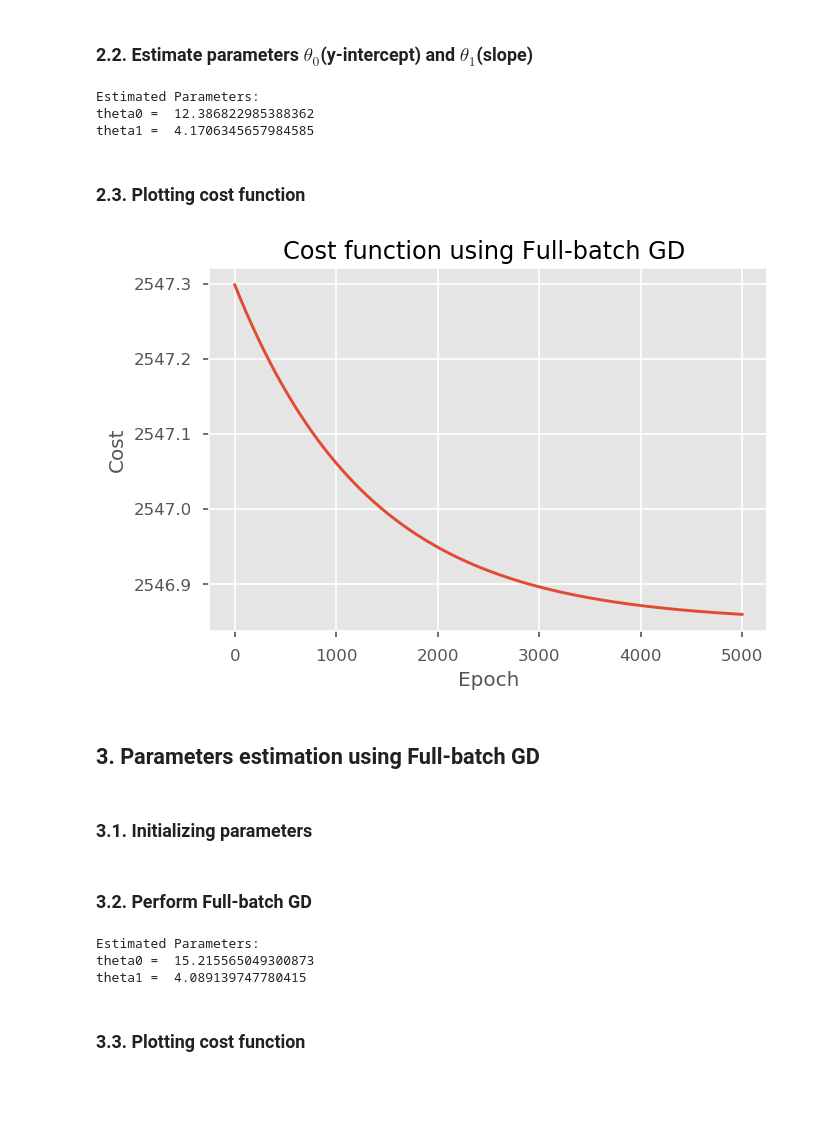
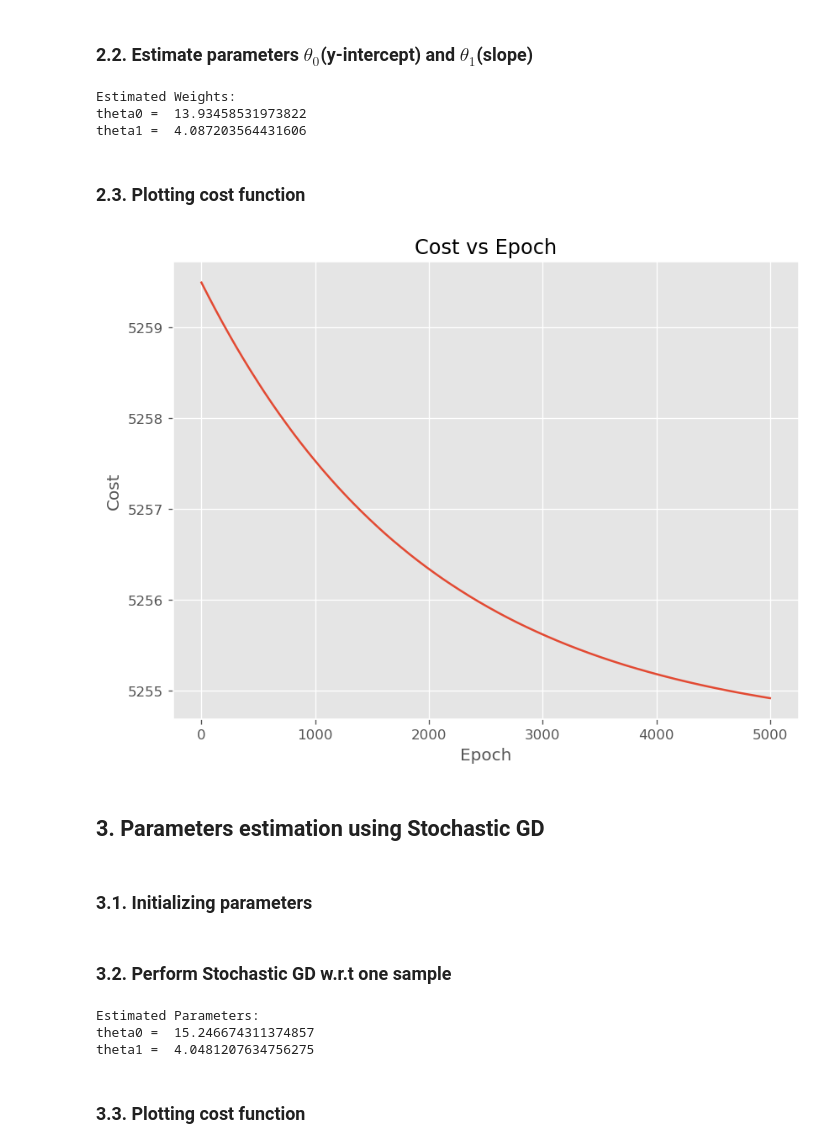
Before and after one commit to naivomah3/ml-deep-learning, a Jupyter notebook: 07-linear-regression/linear-reg-gradient-descent.ipynb, the cells around one changed output. Saved outputs shown, nothing was run; the diff lists cells and outputs as text; code cells hidden in the pictures; blank space fills up the shorter version.

```diff
--- a/07-linear-regression/linear-reg-gradient-descent.ipynb
+++ b/07-linear-regression/linear-reg-gradient-descent.ipynb
@@ -7,15 +7,16 @@
 import numpy as np
 import matplotlib.pyplot as plt
 import matplotlib.pyplot as plt
+
 plt.style.use('ggplot')
-plt.rcParams['figure.figsize'] = (6, 4)
+plt.rcParams['figure.figsize'] = (8, 6)
 # %% [markdown]
 ### 1.2. Generate dataset following the equation
 $y = 13 + 4X + \sigma{(0,1)}$
 # %%
 noise_param = 70
 X = np.linspace(0, 50, num=500)
-Y = 4 * X + 13 + (noise_param * np.random.normal(0, 1, X.shape))
+Y = 13 + 4*X + (noise_param * np.random.normal(0, 1, X.shape))
 dataset = np.vstack((X, Y)).T
 # %% [markdown]
 ### 1.3. Estimate parameters $\beta_0$(y-intercept) and $\beta_1$(slope) using statistical derivation formula
@@ -73,47 +74,48 @@ plt.show()
 ### 2.1. Initializing parameters
 # %%
 # Choose initial theta
-theta = [0.15, 0.3]
-# Compute initial Y_predict with default theta
-Y_pred = theta[0] + theta[1] * X
+theta = [-0.5, 0.9]
 # Learning Rate
-lr = 0.0015
+lr = 0.001
 # Number of iterations
 n_iter = 5000
+# number of sample
+n = len(X)
 # Cost
 cost = np.zeros((n_iter, 1))
 # %% [markdown]
 ### 2.2. Estimate parameters $\theta_0$(y-intercept) and $\theta_1$(slope)
 # %%
 for i in range(n_iter):
+    # Compute initial Y_predict with default theta
+    Y_pred = theta[0] + theta[1] * X
     # Update theta
-    theta[0] = theta[0] + lr * np.mean(Y - Y_pred)
-    theta[1] = theta[1] + lr * np.mean((Y - Y_pred) * X)
-    # Update Y_pred
-    Y_pred = theta[0] + (theta[1] * X)
-    # Update for each value of theta
-    cost[i] = 0.5 * np.mean((Y - Y_pred)**2)
+    theta[0] = theta[0] - lr * (1/n) * np.sum(Y_pred - Y)
+    theta[1] = theta[1] - lr * (1/n) * np.sum((Y_pred - Y) * X)
 
-print("Estimated Parameters: ")
+    # Compute loss w.r.t full batch
+    cost[i] = (1/n) * np.sum((Y_pred - Y)**2)
+
+print("Estimated Weights: ")
 print("theta0 = ", theta[0])
 print("theta1 = ", theta[1])
 # %% [output]
-Estimated Parameters:
-theta0 =  12.386822985388362
-theta1 =  4.1706345657984585
+Estimated Weights:
+theta0 =  13.93458531973822
+theta1 =  4.087203564431606
 # %% [markdown]
 ### 2.3. Plotting cost function
 # %%
 plt.figure(dpi=120)
 plt.plot(np.array([i for i in range(n_iter)]), cost)
 plt.xlabel("Epoch")
 plt.ylabel("Cost")
-plt.title("Cost function using Full-batch GD ")
+plt.title("Cost vs Epoch")
 plt.show()
 # %% [output]
-[figure, old version]
+[figure, new version]
 # %% [markdown]
-## 3. Parameters estimation using Full-batch GD
+## 3. Parameters estimation using Stochastic GD
 # %% [markdown]
 ### 3.1. Initializing parameters
 # %%
@@ -128,28 +132,31 @@ n_epoch = 100
 # Cost
 cost = np.zeros((n_epoch, 1))
 # %% [markdown]
-### 3.2. Perform Full-batch GD
+### 3.2. Perform Stochastic GD w.r.t one sample
 # %%
-# Perform Full-batch Gradient Descent
+# Perform Stochastic Gradient Descent
+# Epoch needed for more convergence
 for i in range(n_epoch):
+    # For each iteration w.r.t one sample
     for j in range(len(X)):
         # Update theta
-        theta[0] = theta[0] + lr *  (Y[j] - Y_pred[j])
-        theta[1] = theta[1] + lr * ((Y[j] - Y_pred[j]) * X[j])
+        theta[0] = theta[0] - lr *  (Y_pred[j] - Y[j])
+        theta[1] = theta[1] - lr *  (Y_pred[j] - Y[j]) * X[j]
+
         # For each iteration, update Y
         Y_pred = theta[0] + theta[1] * X
 
     # Update cost for each epoch
-    # Using MSE(Mean Squared Error) as Loss Function
-    cost[i] = 0.5 * np.mean((Y - Y_pred)**2)
+    # Using MSE(Mean Squared Error) as Loss function
+    cost[i] = (1/n) * np.sum((Y - Y_pred)**2)
 
 print("Estimated Parameters: ")
 print("theta0 = ", theta[0])
 print("theta1 = ", theta[1])
 # %% [output]
 Estimated Parameters:
-theta0 =  15.215565049300873
-theta1 =  4.089139747780415
+theta0 =  15.246674311374857
+theta1 =  4.0481207634756275
 # %% [markdown]
 ### 3.3. Plotting cost function
 # %%
```
Also changed, not shown: parts of 6 cells of this notebook.
